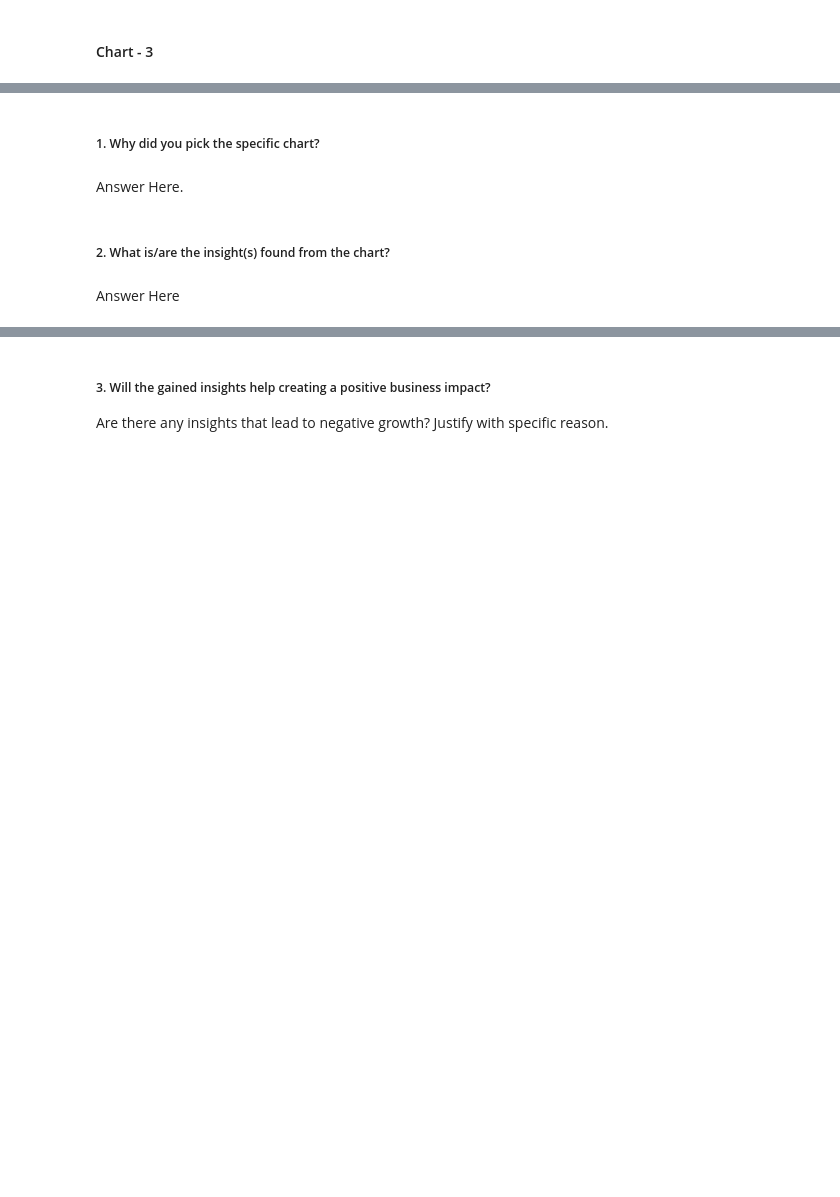
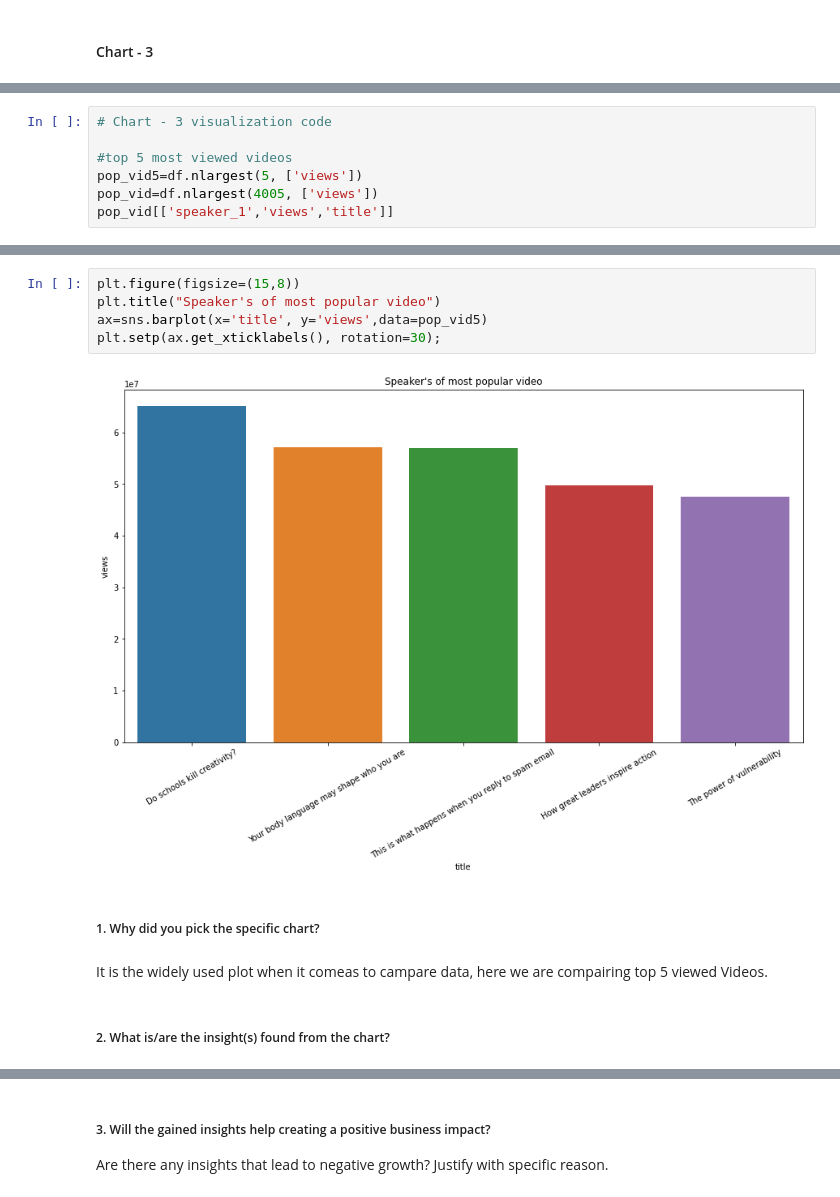
Before and after one commit to abhishekdhasmana17/ted-talk-view-prediction, a Jupyter notebook: Ted_Talk_Views_Prediction.ipynb, the cells around one changed output, grey strips where cells are left out. Cells and saved outputs as stored; diff of their text form; blank space fills up the shorter version.

```diff
--- a/Ted_Talk_Views_Prediction.ipynb
+++ b/Ted_Talk_Views_Prediction.ipynb
@@ -666,0 +665,7 @@ Yes, it will help us create a positive business impact as we can investigate the
+# %%
+# Chart - 3 visualization code
+
+#top 5 most viewed videos
+pop_vid5=df.nlargest(5, ['views'])
+pop_vid=df.nlargest(4005, ['views'])
+pop_vid[['speaker_1','views','title']]
@@ -667,8 +686,13 @@ Yes, it will help us create a positive business impact as we can investigate the
+# %%
+plt.figure(figsize=(15,8))
+plt.title("Speaker's of most popular video")
+ax=sns.barplot(x='title', y='views',data=pop_vid5)
+plt.setp(ax.get_xticklabels(), rotation=30);
+# %% [output]
+[figure, added]
 # %% [markdown]
 ##### 1. Why did you pick the specific chart?
-# %% [markdown]
-Answer Here.
+# %% [markdown]
+It is the widely used plot when it comeas to campare data, here we are compairing top 5 viewed Videos.
 # %% [markdown]
 ##### 2. What is/are the insight(s) found from the chart?
-# %% [markdown]
-Answer Here
```
Also changed, not shown: parts of 5 cells of this notebook.
